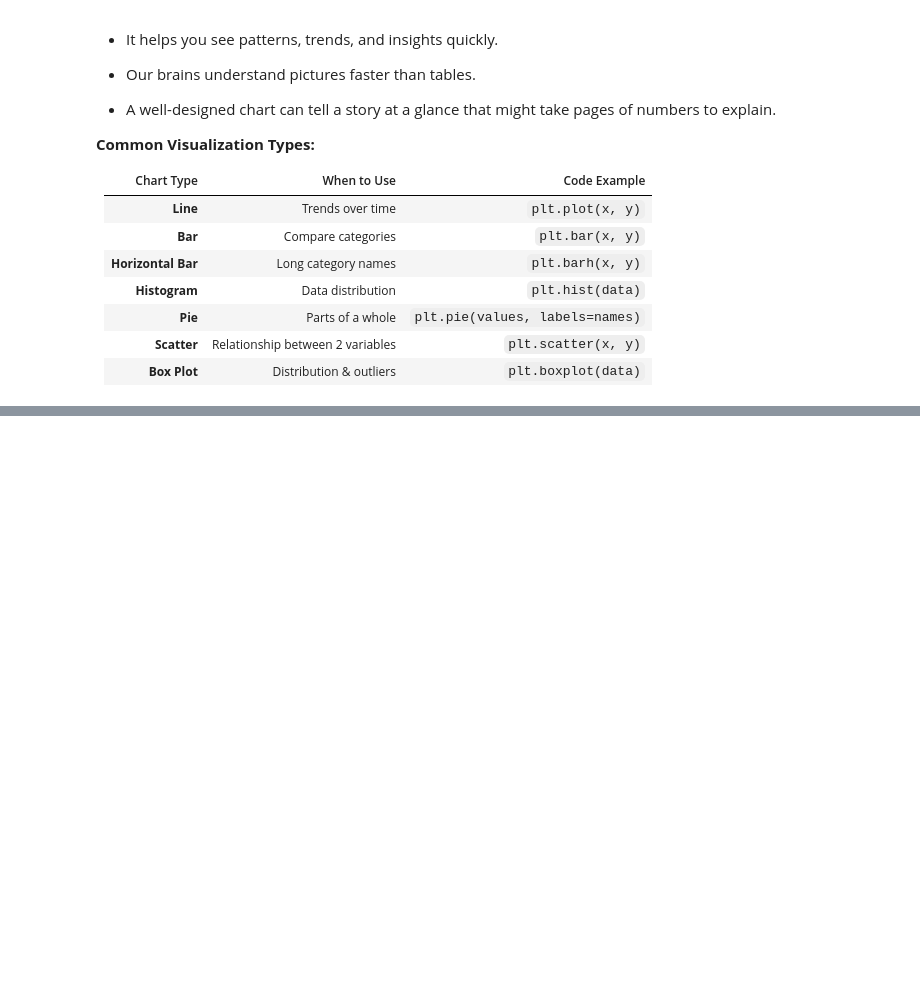
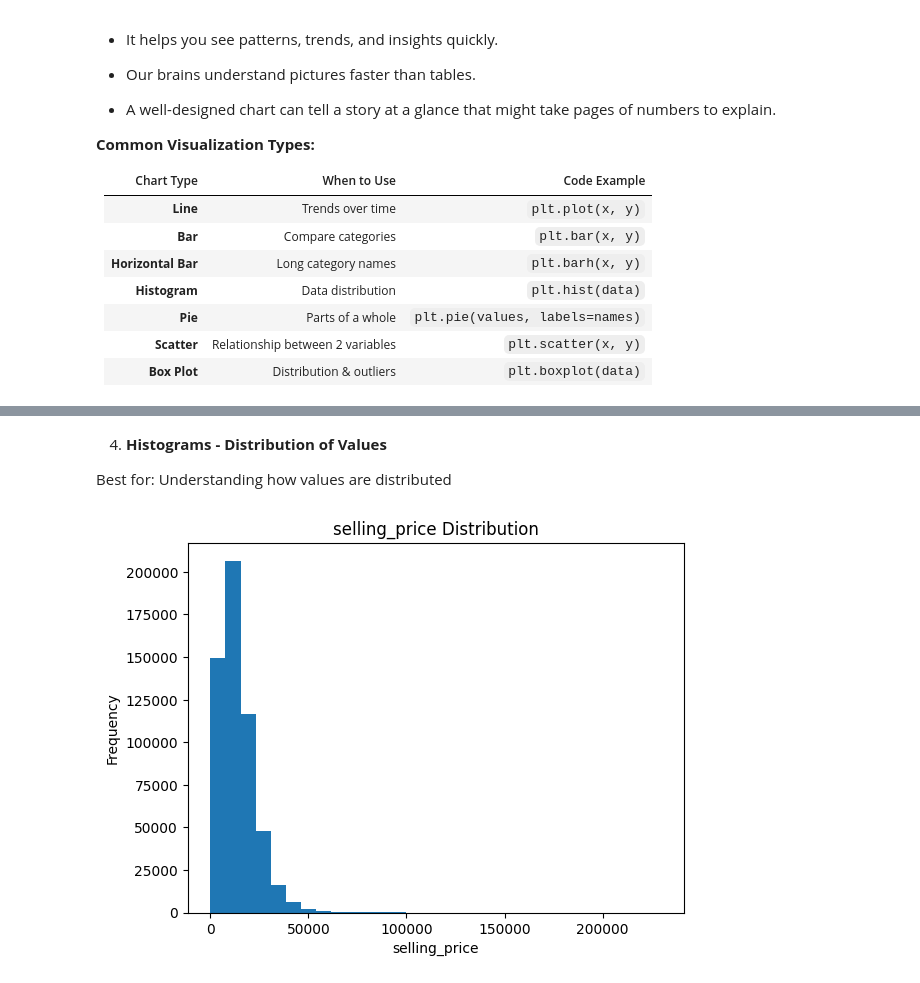
Before and after one commit to benedictamobi-madu-cloud/Git-GitHub, a Jupyter notebook: Pandas_Data_Manipulation.ipynb, the cells around one changed output, grey strips where cells are left out. Cells and saved outputs as stored; diff of their text form; code cells hidden in the pictures; blank space fills up the shorter version.

```diff
--- a/Pandas_Data_Manipulation.ipynb
+++ b/Pandas_Data_Manipulation.ipynb
@@ -723,0 +795,12 @@ Data Visualization is the process of turning raw data into visual formats like c
+# %% [markdown]
+4. **Histograms - Distribution of Values**
+
+Best for: Understanding how values are distributed
+# %%
+plt.hist(df['selling_price'], bins=30)
+plt.xlabel('selling_price')
+plt.ylabel('Frequency')
+plt.title('selling_price Distribution')
+plt.show()
+# %% [output]
+[figure, added]
```
Also changed, not shown: parts of 20 cells of this notebook.
